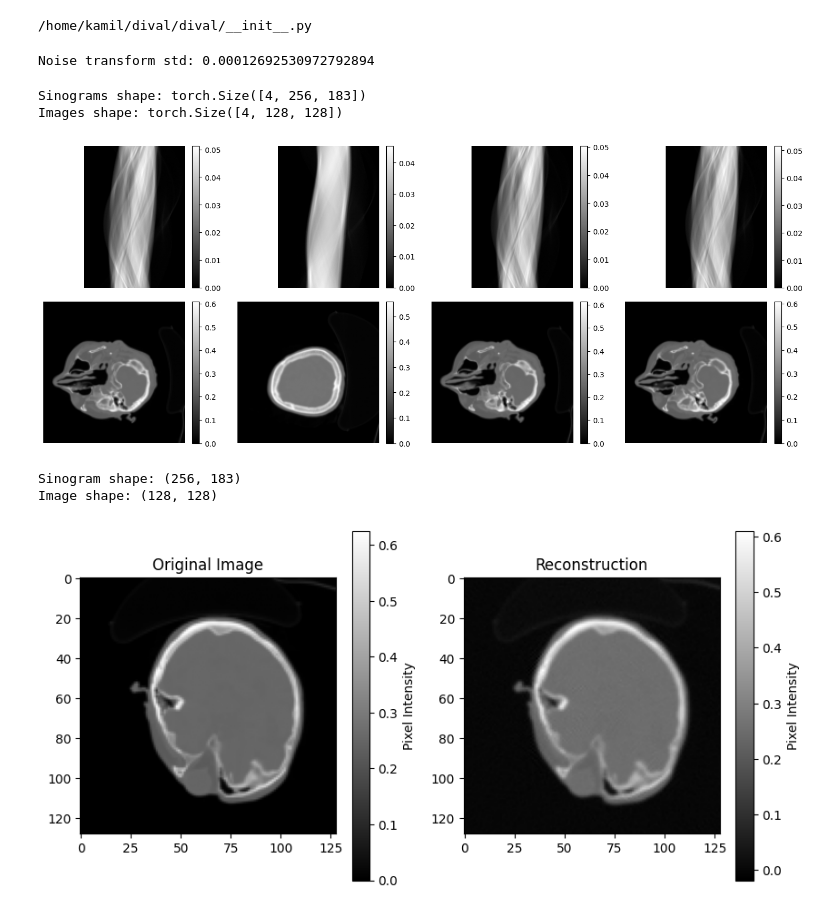
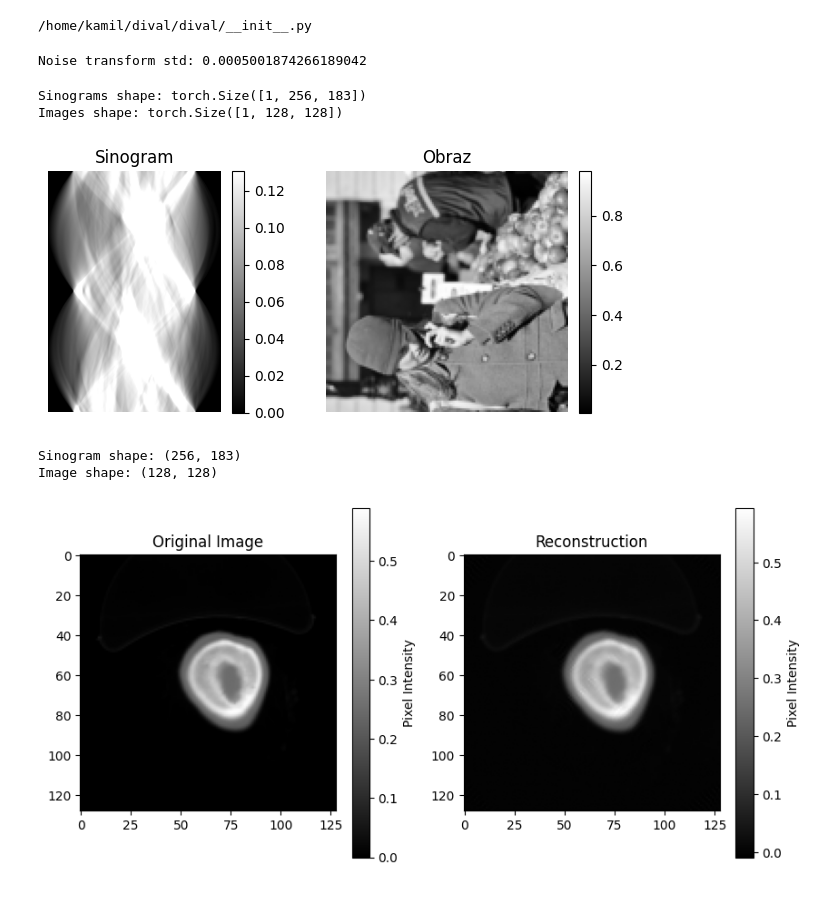
Before and after one commit to kam45x/TomoML, a Jupyter notebook: src/load_dataset.ipynb, the cells around one changed output. Drawn from its saved outputs; the diff is of its cells as text; code cells hidden in the pictures.

Commit message:
Test script improved

```diff
--- a/src/load_dataset.ipynb
+++ b/src/load_dataset.ipynb
@@ -10,12 +10,30 @@ from dival import get_standard_dataset
 
 dataset = get_standard_dataset(
     "custom",
-    data_path="../data/dataset_S2010_128",
+    data_path="../data/stl10_dataset",
     sinogram_shape=(256, 183),
     image_shape=(128, 128),
-    parts_len={"train": 128, "validation": 16, "test": 17},
+    parts_len={"train": 4000, "validation": 499, "test": 499},
     impl="skimage",
 )
+
+# dataset = get_standard_dataset(
+#     "custom",
+#     data_path="../data/dataset_S2010_128",
+#     sinogram_shape=(256, 183),
+#     image_shape=(128, 128),
+#     parts_len={"train": 128, "validation": 16, "test": 17},
+#     impl="skimage",
+# )
+
+# dataset = get_standard_dataset(
+#     "custom",
+#     data_path="../data/ct_ellipses_dataset",
+#     sinogram_shape=(256, 183),
+#     image_shape=(128, 128),
+#     parts_len={"train": 80, "validation": 10, "test": 10},
+#     impl="skimage",
+# )
 # %%
 import random
 import torch
@@ -42,7 +60,7 @@ train_dataset = dataset.create_torch_dataset(part="train", transform=transform)
 test_dataset = dataset.create_torch_dataset(part="test", transform=transform)
 val_dataset = dataset.create_torch_dataset(part="validation", transform=transform)
 # %%
-batch_size = 4
+batch_size = 1
 
 train_loader = DataLoader(
     train_dataset,
@@ -91,40 +109,42 @@ global_std = std_from_dataset(train_loader, TARGET_SNR_DB)
 
 print("Noise transform std:", global_std)
 # %% [output]
-Noise transform std: 0.00012692530972792894
+Noise transform std: 0.0005001874266189042
 # %%
 from matplotlib import pyplot as plt
 
-
 def show_batch(loader):
-    batch = next(iter(loader))
-    sinograms, images = batch
+    sinograms, images = next(iter(loader))
     print("Sinograms shape:", sinograms.shape)
     print("Images shape:", images.shape)
+
     bs = sinograms.shape[0]
 
-    plt.figure(figsize=(15, 6))
+    plt.figure(figsize=(7, 3 * bs))
 
     for i in range(bs):
-        ax1 = plt.subplot(2, bs, i + 1)
+        # Sinogram (lewa kolumna)
+        ax1 = plt.subplot(bs, 2, 2 * i + 1)
         im1 = ax1.imshow(sinograms[i], cmap="gray")
+        ax1.set_title("Sinogram")
         ax1.axis("off")
         plt.colorbar(im1, ax=ax1, fraction=0.046, pad=0.04)
 
-        ax2 = plt.subplot(2, bs, i + 1 + bs)
+        # Obraz (prawa kolumna)
+        ax2 = plt.subplot(bs, 2, 2 * i + 2)
         im2 = ax2.imshow(images[i], cmap="gray")
+        ax2.set_title("Obraz")
         ax2.axis("off")
         plt.colorbar(im2, ax=ax2, fraction=0.046, pad=0.04)
 
     plt.tight_layout()
     plt.show()
 
-
 show_batch(train_loader)
 # %% [output]
-Sinograms shape: torch.Size([4, 256, 183])
-Images shape: torch.Size([4, 128, 128])
+Sinograms shape: torch.Size([1, 256, 183])
+Images shape: torch.Size([1, 128, 128])
-[figure, old version]
+[figure, new version]
 # %%
 import numpy as np
 import astra
@@ -213,7 +233,7 @@ plt.colorbar(label='Pixel Intensity')
 plt.gcf().set_size_inches(10, 5)
 plt.show()
 # %% [output]
-[figure, old version]
+[figure, new version]
 # %%
 # Compare original and reconstruction pixel by pixel
 
```
Also changed, not shown: parts of 2 cells of this notebook, 2 other files.
